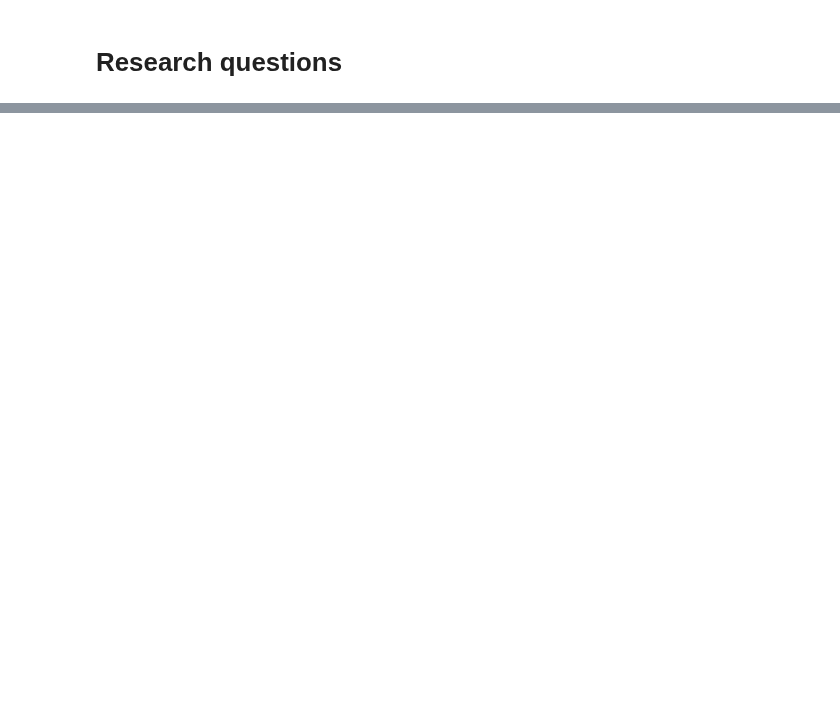
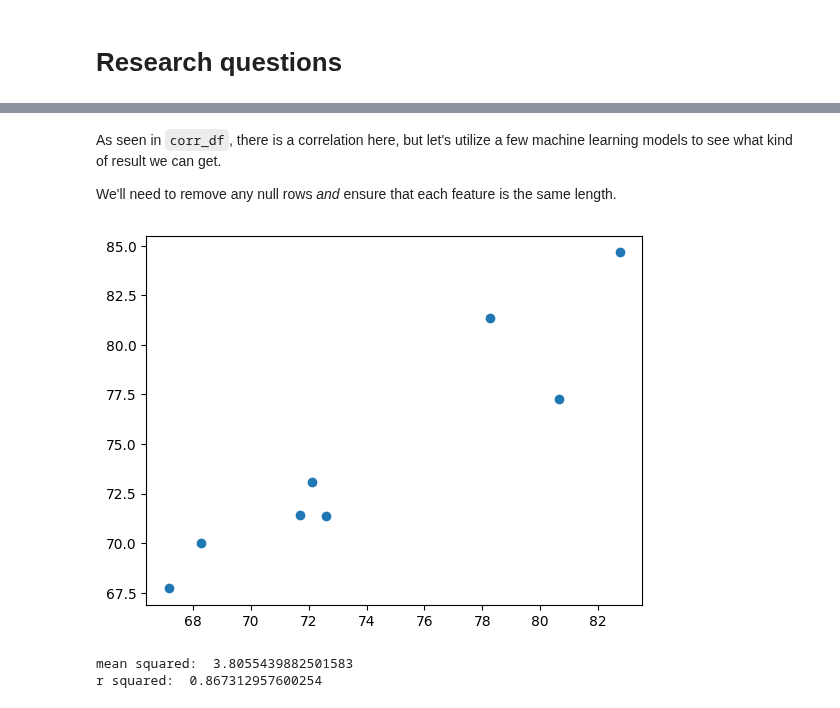
Before and after one commit to kurealnum/dsrp-2025, a Jupyter notebook: DSRP_Global_Debt.ipynb, the cells around one changed output, grey strips where cells are left out. Cells and saved outputs as stored; diff of their text form; code cells hidden in the pictures; blank space fills up the shorter version.

```diff
--- a/DSRP_Global_Debt.ipynb
+++ b/DSRP_Global_Debt.ipynb
@@ -218,0 +257,2 @@ mexico_debt_database_df = mexico_debt_database_df.astype(float)
+# %%
+china_debt_database_df = china_debt_database_df.astype(float)
@@ -527,0 +676,42 @@ There is a strong correlation here, but we should really only consider the data
+# %% [markdown]
+As seen in `corr_df`, there is a correlation here, but let's utilize a few machine learning models to see what kind of result we can get.
+
+We'll need to remove any null rows *and* ensure that each feature is the same length.
+# %%
+def remove_before_year(year: int, df: pd.DataFrame):
+  return df[df["Year"] > year]
+
+column = "Non-Financial Corporations Debt, Loans and Debt Securities"
+features_cleaned = [remove_before_year(2005, df)[column] for df in [
+    canada_debt_database_df,
+    mexico_debt_database_df,
+    china_debt_database_df,
+    germany_debt_database_df
+]]
+
+features = pd.DataFrame({
+    "Canada " + column: features_cleaned[0],
+    "Mexico " + column: features_cleaned[1],
+    "China " + column: features_cleaned[2],
+    "Germany " + column: features_cleaned[3]
+})
+label = pd.DataFrame({"US " + column: remove_before_year(2005, us_debt_database_df)[column]})
+
+# Using 0.4 since we have very limited data
+X_train, X_test, y_train, y_test = model_selection.train_test_split(features, label, test_size=0.4, random_state=42)
+
+reg = LinearRegression()
+reg.fit(X_train, y_train)
+pred = reg.predict(X_test)
+
+plt.scatter(y_test, pred)
+plt.show()
+# %% [output]
+[figure, added]
+# %%
+print('mean squared: ', mean_squared_error(y_test, pred))
+
+print('r squared: ', r2_score(y_test, pred))
+# %% [output]
+mean squared:  3.8055439882501583
+r squared:  0.867312957600254
```
Also changed, not shown: parts of 32 cells of this notebook.
